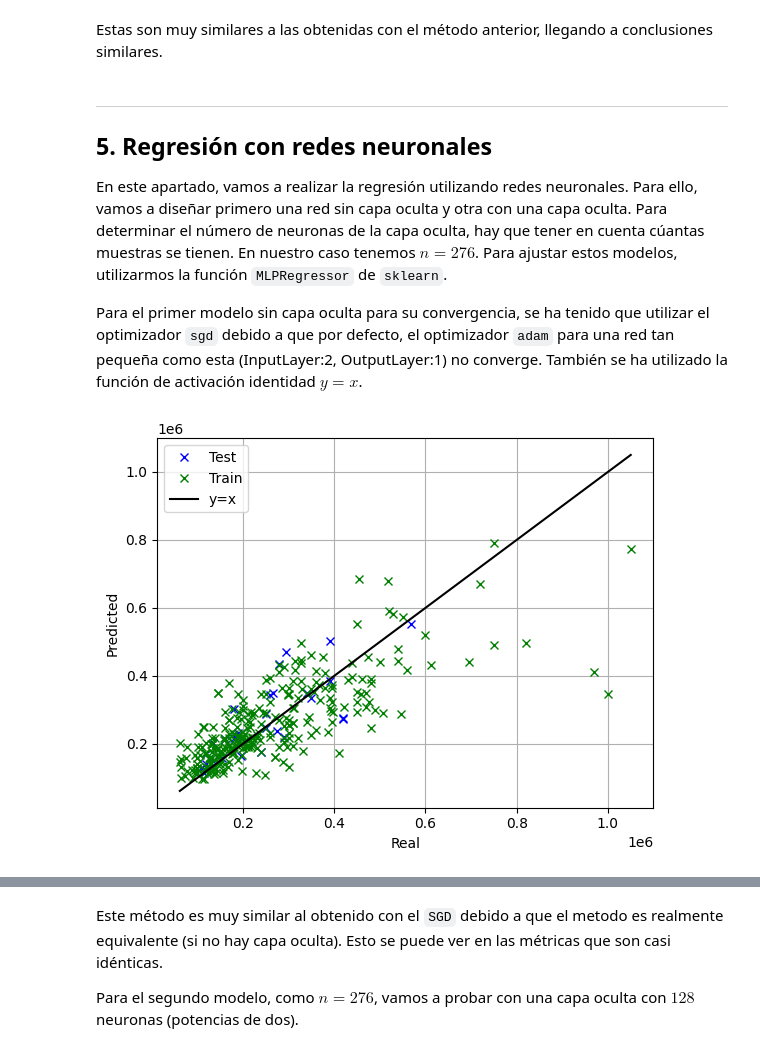
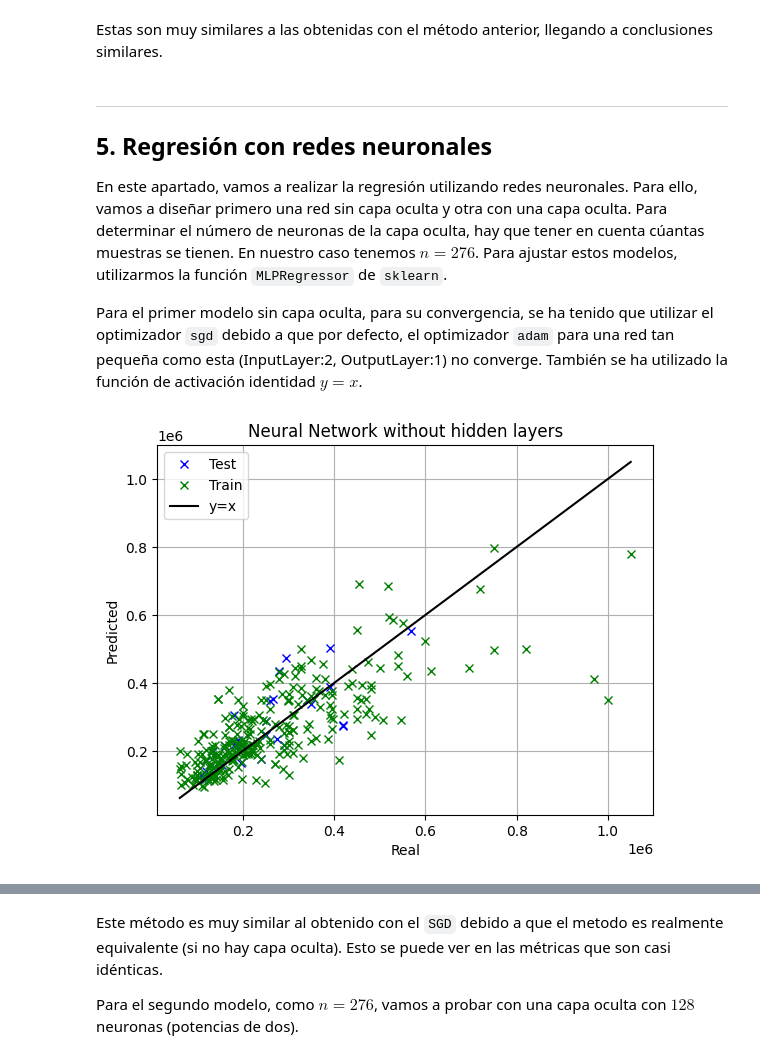
Before and after one commit to Davidjmz12/Automatic-Learning, a Jupyter notebook: Lab-01/notebook.ipynb, the cells around one changed output, grey strips where cells are left out. Drawn from its saved outputs; the diff is of its cells as text; code cells hidden in the pictures.

```diff
--- a/Lab-01/notebook.ipynb
+++ b/Lab-01/notebook.ipynb
@@ -461,12 +506,14 @@ Aquí podemos ver que el ajuste no es muy bueno ya que se tiene un $R^2$ relativ
 ## 3. Regresión Multivariable
 Ahora vamos a explicar el precio en función de la superficie y el número total de habitaciones. Vamos a aplicar también la fórmula normal pero ahora $X = [\mathbf{1}, X_{sup}, X_{hab}] \in \mathbb{M}^{n\times 3}$. Esta vez, directamente vamos a usar la función de librería. Entonces, la ecuación del plano es :
 # %%
+from sklearn.pipeline import make_pipeline
+from sklearn.preprocessing import StandardScaler
 x_train = np.concat([x1_train, x2_train], axis=1)
 x_test = np.concat([x1_test, x2_test], axis=1)
-two_variables_model = LinearRegression(  x_train, y_train,
+two_variables_model = LinearRegression( x_train, y_train,
                                         x_test, y_test,
-                                        linear_model.LinearRegression(),
-                                        "Two-Variables", flags)
+                                        make_pipeline(StandardScaler(),linear_model.LinearRegression()),
+                                        "Two-Variables", flags, opt_name="linearregression")
 models.append(two_variables_model.compute_metrics())
 two_variables_model.pretty_print()
 # %% [output]
@@ -523,9 +574,8 @@ En este algoritmo se tiene un hiperparámetro $\alpha$ llamado *learning rate* o
 # %%
-from sklearn.pipeline import make_pipeline
 from sklearn.linear_model import SGDRegressor
-from sklearn.preprocessing import StandardScaler
 
-model_SGD = make_pipeline(StandardScaler(), SGDRegressor())
+
+model_SGD = make_pipeline(StandardScaler(), SGDRegressor(alpha=0,max_iter=100000, penalty=None) )
 
 SGD_model = LinearRegression(x_train, y_train,
                              x_test, y_test, model_SGD,
@@ -598,21 +662,21 @@ Estas son muy similares a las obtenidas con el método anterior, llegando a conc
 ## 5. Regresión con redes neuronales
 En este apartado, vamos a realizar la regresión utilizando redes neuronales. Para ello, vamos a diseñar primero una red sin capa oculta y otra con una capa oculta. Para determinar el número de neuronas de la capa oculta, hay que tener en cuenta cúantas muestras se tienen. En nuestro caso tenemos $n=276$. Para ajustar estos modelos, utilizarmos la función `MLPRegressor` de `sklearn`.
 
-Para el primer modelo sin capa oculta para su convergencia, se ha tenido que utilizar el optimizador `sgd` debido a que por defecto, el optimizador `adam` para una red tan pequeña como esta (InputLayer:2, OutputLayer:1) no converge. También se ha utilizado la función de activación identidad $y=x$.
+Para el primer modelo sin capa oculta, para su convergencia, se ha tenido que utilizar el optimizador `sgd` debido a que por defecto, el optimizador `adam` para una red tan pequeña como esta (InputLayer:2, OutputLayer:1) no converge. También se ha utilizado la función de activación identidad $y=x$.
 # %%
 from sklearn.neural_network import MLPRegressor
 NN_1 = make_pipeline(StandardScaler(), MLPRegressor(hidden_layer_sizes=(), max_iter=1000,
                                                     activation="identity", learning_rate="adaptive", solver="sgd"))
 
 NN_1_model = LinearRegression(x_train, y_train,
                               x_test, y_test, NN_1,
                              "NeuralNetwork-No-HL", flags,
                              opt_name='mlpregressor')
 models.append(NN_1_model.compute_metrics())
 
-NN_1_model.plot_pred_vs_real()
+NN_1_model.plot_pred_vs_real("Neural Network without hidden layers")
 # %% [output]
-[figure, old version]
+[figure, new version]
 # %%
 NN_1_model.compute_metrics()
 # %% [output]
```
Also changed, not shown: parts of 28 cells of this notebook.
